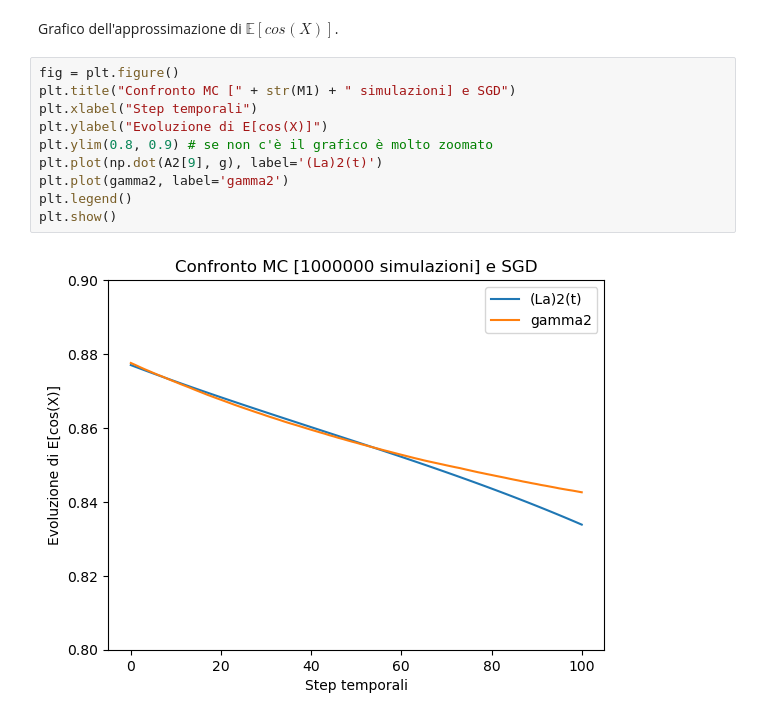
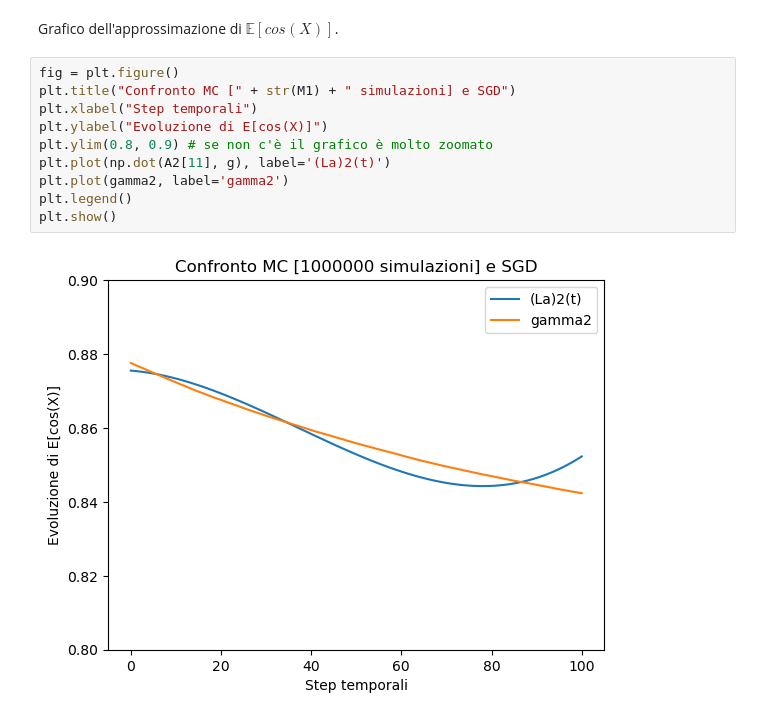
Before and after one commit to amatoandre/TESI, a Jupyter notebook: test_SGD.ipynb, the cells around one changed output. Drawn from its saved outputs; the diff is of its cells as text.

```diff
--- a/test_SGD.ipynb
+++ b/test_SGD.ipynb
@@ -308,12 +308,12 @@ Grafico dell'approssimazione di $\mathbb{E}[cos(X)]$.
 # %%
 fig = plt.figure()
 plt.title("Confronto MC [" + str(M1) + " simulazioni] e SGD")
 plt.xlabel("Step temporali")
 plt.ylabel("Evoluzione di E[cos(X)]")
 plt.ylim(0.8, 0.9) # se non c'è il grafico è molto zoomato
-plt.plot(np.dot(A2[9], g), label='(La)2(t)')
+plt.plot(np.dot(A2[11], g), label='(La)2(t)')
 plt.plot(gamma2, label='gamma2')
 plt.legend()
 plt.show()
 # %% [output]
-[figure, old version]
+[figure, new version]
```
Also changed, not shown: parts of 1 cell of this notebook.
